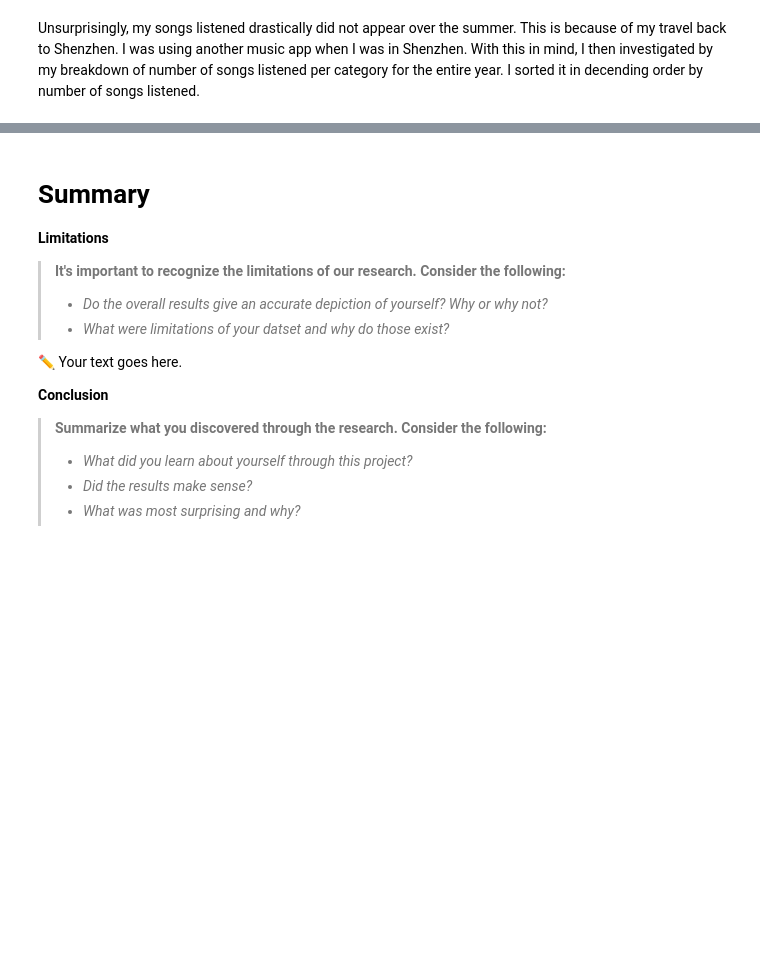
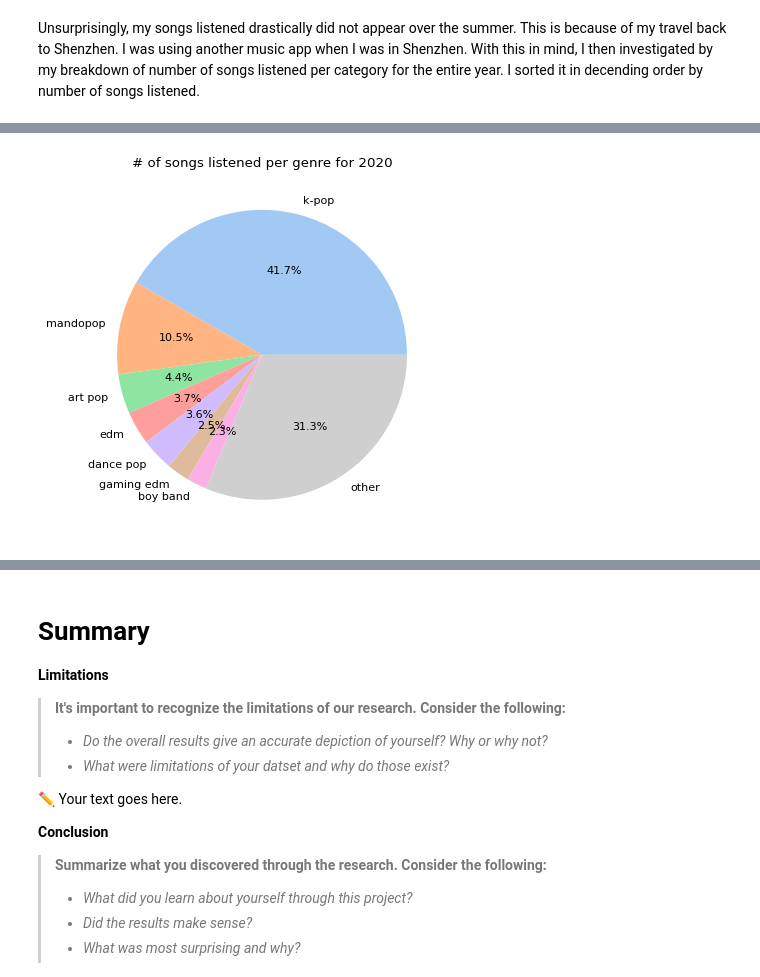
Before and after one commit to aixleft08/Lawrence-s-Project, a Jupyter notebook: project_data_science_ipynb_Lung_Ngok_FUNG.ipynb, the cells around one changed output, grey strips where cells are left out. Saved outputs shown, nothing was run; the diff lists cells and outputs as text; code cells hidden in the pictures; blank space fills up the shorter version.

```diff
--- a/project_data_science_ipynb_Lung_Ngok_FUNG.ipynb
+++ b/project_data_science_ipynb_Lung_Ngok_FUNG.ipynb
@@ -224,0 +221,5 @@ add as many text blocks as necessary to accurately reflect and narrate the story
+# %%
+genre_count_df = df_2020.groupby('genre')[['date_streamed']].count().sort_values(by='date_streamed', ascending=False)
+genre_count_df
+
+genre_count_df.rename(columns={'date_streamed':'number of songs listened'})
@@ -224,0 +245,13 @@ add as many text blocks as necessary to accurately reflect and narrate the story
+# %%
+genre_count_df_sorted = genre_count_df[0:7]
+genre_count_df_sorted.reset_index(inplace=True)
+genre_count_df_sorted
+
+# sum number of songs listned for genres with less than 5 songs listened
+other_total = genre_count_df['date_streamed'][7:].sum()
+
+# add other genre to sorted df at the last row
+genre_count_df_sorted.loc[len(genre_count_df_sorted)] = ['other', other_total]
+
+genre_count_df_sorted.rename(columns={'date_streamed':'number of songs listened'},inplace=True)
+genre_count_df_sorted
@@ -224,0 +276,14 @@ add as many text blocks as necessary to accurately reflect and narrate the story
+# %%
+# pie chart
+colors = sns.color_palette('pastel')[0:8]
+plt.figure(figsize=(10, 6), dpi=80)
+
+plt.pie(
+genre_count_df_sorted['number of songs listened'],
+labels = genre_count_df_sorted['genre'],
+colors = colors,
+autopct='%1.1f%%')
+plt.title('# of songs listened per genre for 2020')
+plt.show()
+# %% [output]
+[figure, added]
```
Also changed, not shown: parts of 16 cells of this notebook.
